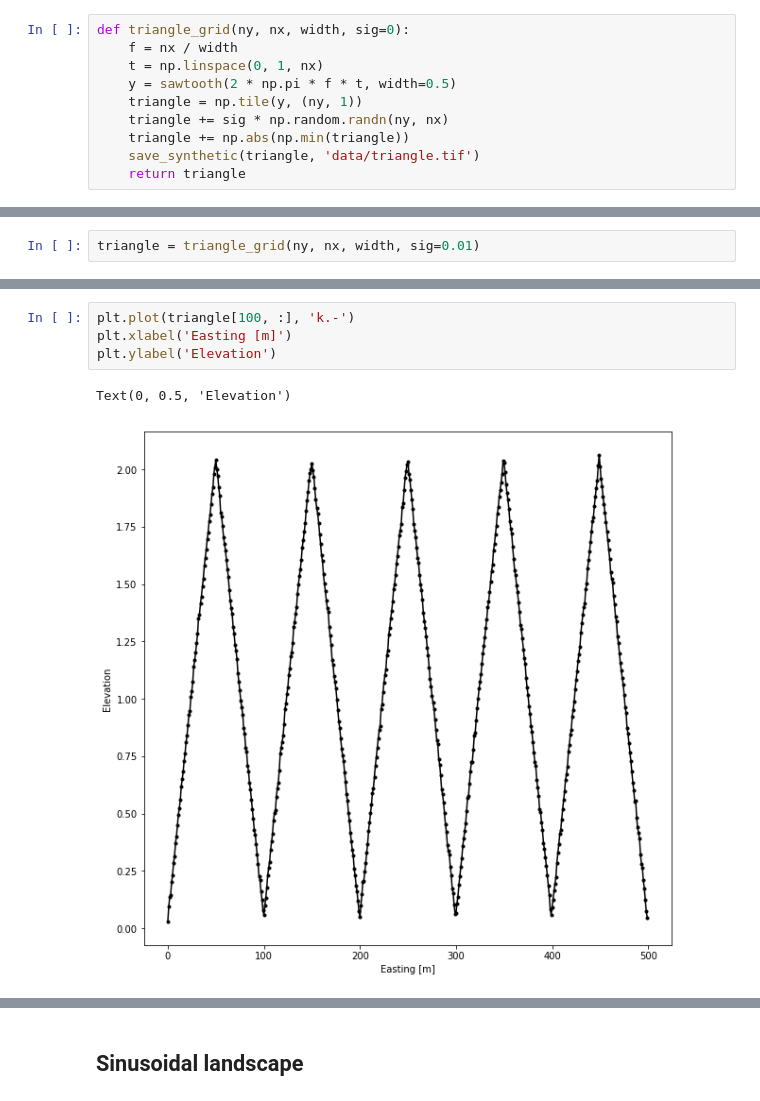
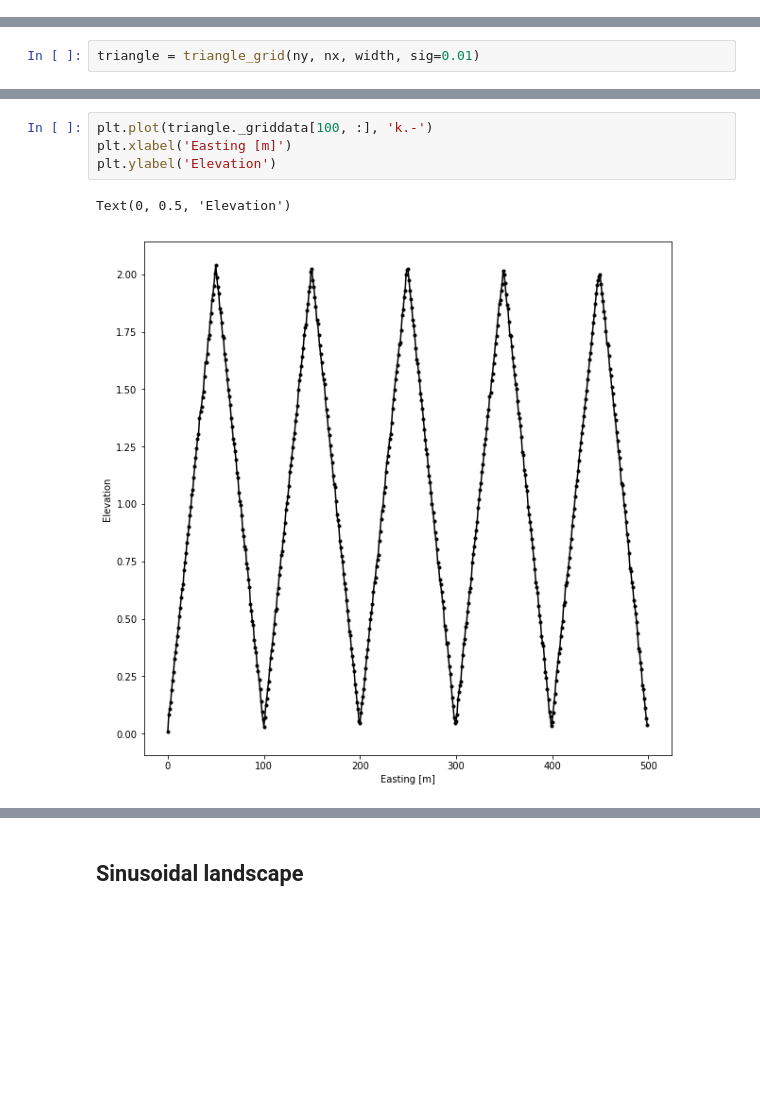
Before and after one commit to stgl/example-notebooks, a Jupyter notebook: multiscale-curvature-synthetics.ipynb, the cells around one changed output, grey strips where cells are left out. Saved outputs shown, nothing was run; the diff lists cells and outputs as text; blank space fills up the shorter version.

```diff
--- a/multiscale-curvature-synthetics.ipynb
+++ b/multiscale-curvature-synthetics.ipynb
@@ -33,10 +17,0 @@ def save_synthetic(data, filename, profile=default_profile):
-# %%
-def triangle_grid(ny, nx, width, sig=0):
-    f = nx / width
-    t = np.linspace(0, 1, nx)
-    y = sawtooth(2 * np.pi * f * t, width=0.5)
-    triangle = np.tile(y, (ny, 1))
-    triangle += sig * np.random.randn(ny, nx)
-    triangle += np.abs(np.min(triangle))
-    save_synthetic(triangle, 'data/triangle.tif')
-    return triangle
@@ -63,10 +28,10 @@ cb = plt.colorbar(im, label='Elevation [m]', shrink=0.5)
 # %% [output]
 [figure]
 # %%
-plt.plot(triangle[100, :], 'k.-')
+plt.plot(triangle._griddata[100, :], 'k.-')
 plt.xlabel('Easting [m]')
 plt.ylabel('Elevation')
 # %% [output]
 Text(0, 0.5, 'Elevation')
-[figure, old version]
+[figure, new version]
 # %%
```
Also changed, not shown: parts of 21 cells of this notebook.
